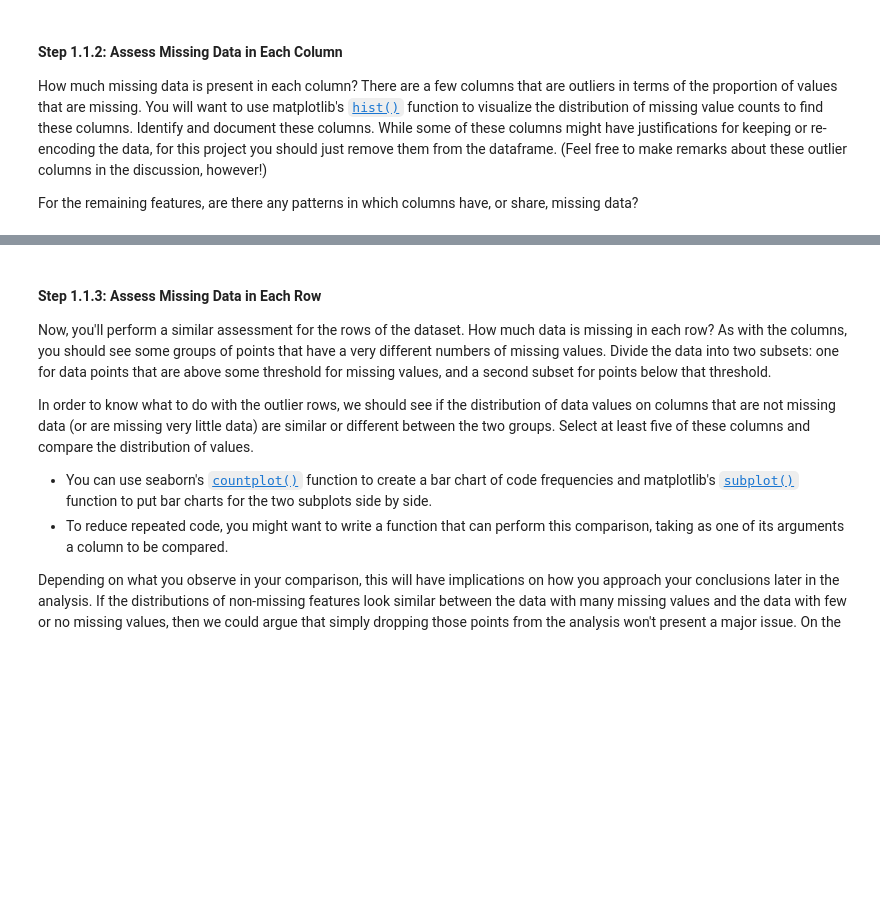
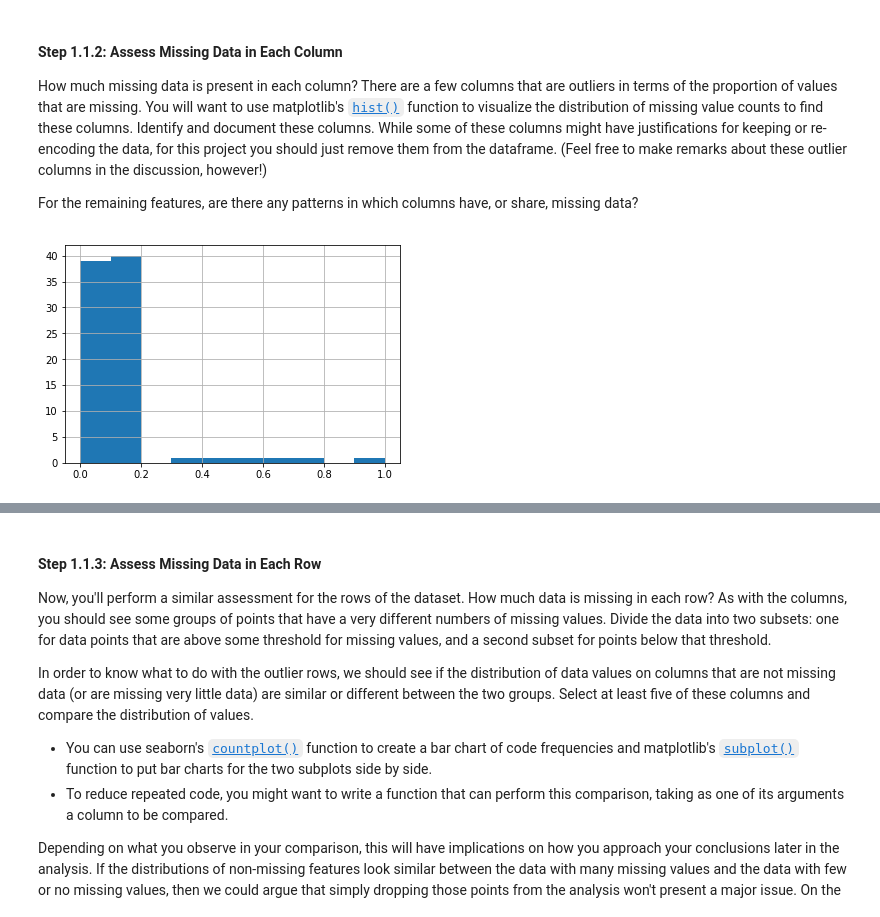
Before and after one commit to iDataist/Create-Customer-Segments, a Jupyter notebook: Identify_Customer_Segments.ipynb, the cells around one changed output, grey strips where cells are left out. Drawn from its saved outputs; the diff is of its cells as text; code cells hidden in the pictures; blank space fills up the shorter version.

```diff
--- a/Identify_Customer_Segments.ipynb
+++ b/Identify_Customer_Segments.ipynb
@@ -35,6 +48,4 @@ Once the dataset is loaded, it's recommended that you take a little bit of time
 # %%
-# Load in the general demographics data.
-azdias =
-
 # Load in the feature summary file.
-feat_info =
+feat_info = pd.read_csv('AZDIAS_Feature_Summary.csv', sep = ';')
+feat_info.head()
@@ -56,3 +71,9 @@ The fourth column of the feature attributes summary (loaded in above as `feat_in
 **As one more reminder, you are encouraged to add additional cells to break up your analysis into manageable chunks.**
 # %%
 # Identify missing or unknown data values and convert them to NaNs.
+non_numerical = []
+for c in azdias.columns:
+    if azdias[c].dtypes == 'object':
+        non_numerical.append(c)
+
+print(non_numerical)
@@ -59,3 +82,13 @@ The fourth column of the feature attributes summary (loaded in above as `feat_in
+# %%
+for c in non_numerical:
+    azdias[c] = azdias[c].replace(['XX', 'X'], np.nan)
+# %%
+numerical = [ c for c in azdias.columns if c not in non_numerical]
+for c in numerical:
+    missing_or_unknown = feat_info[feat_info.attribute == c].missing_or_unknown.values[0]
+    if missing_or_unknown != '[]':
+        nan = [int(i) for i in missing_or_unknown.strip('[]').split(',')]
+        azdias[c] = azdias[c].replace(nan, np.nan)
 # %% [markdown]
 #### Step 1.1.2: Assess Missing Data in Each Column
 
@@ -65,3 +98,8 @@ For the remaining features, are there any patterns in which columns have, or sha
 # %%
 # Perform an assessment of how much missing data there is in each column of the
 # dataset.
+
+perc_missing = azdias.isnull().mean().sort_values(ascending = False)
+perc_missing.hist();
+# %% [output]
+[figure, added]
```
Also changed, not shown: parts of 81 cells of this notebook.
